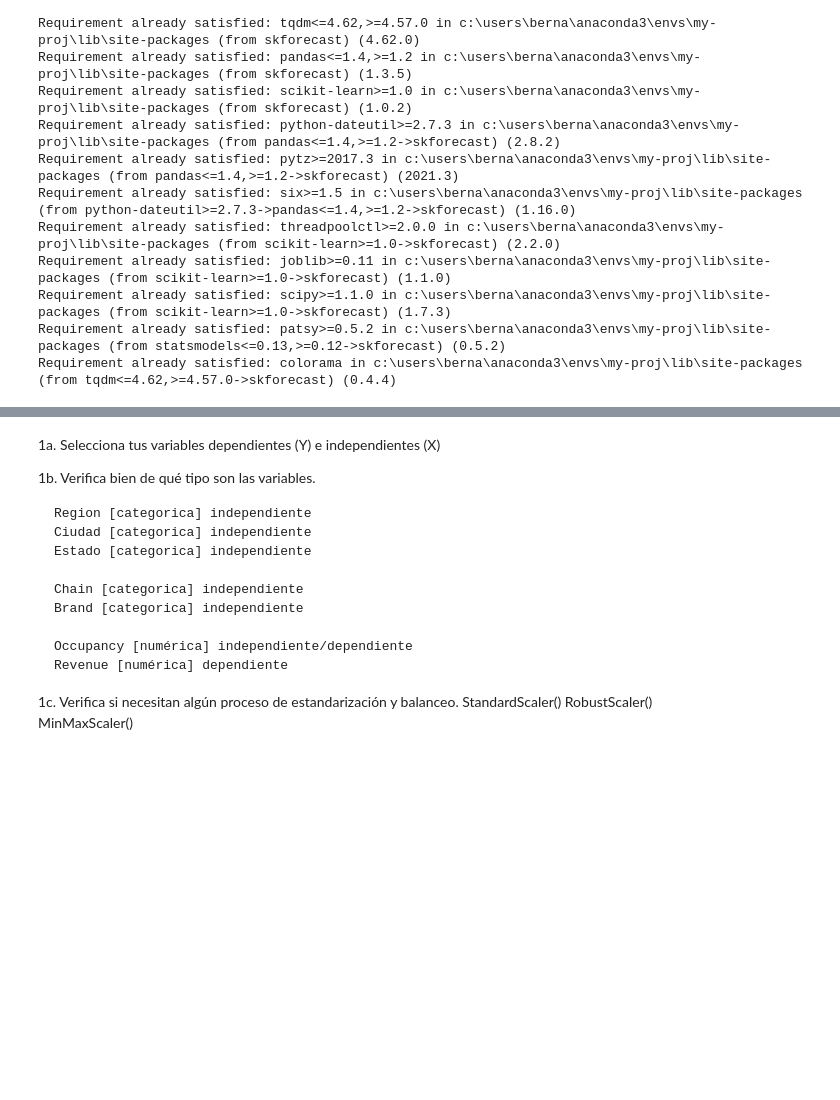
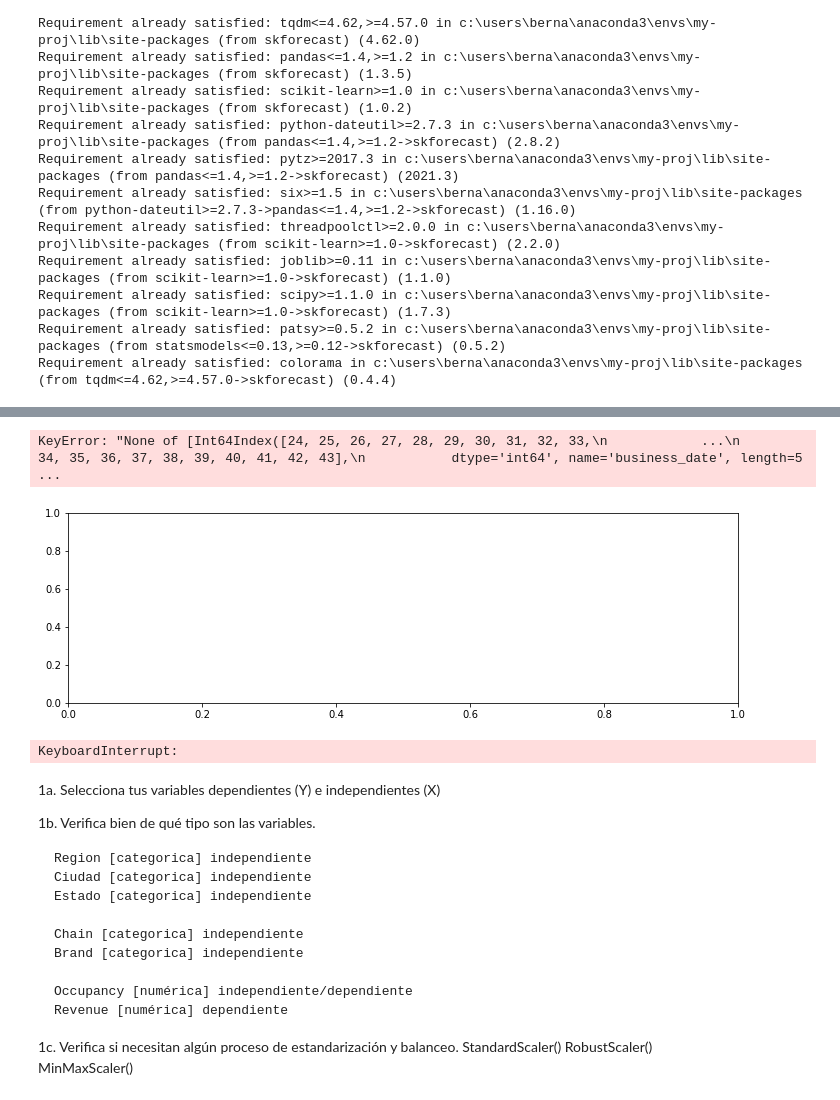
Before and after one commit to a01625364/prisma, a Jupyter notebook: ipynb/Evi2Ent3.ipynb, the cells around one changed output, grey strips where cells are left out. Drawn from its saved outputs; the diff is of its cells as text; code cells hidden in the pictures; blank space fills up the shorter version.

```diff
--- a/ipynb/Evi2Ent3.ipynb
+++ b/ipynb/Evi2Ent3.ipynb
@@ -261,9 +326,9 @@ from skforecast.model_selection import grid_search_forecaster
 from skforecast.model_selection import backtesting_forecaster
 # %%
 # Spliting data
-df_Final = df_Final.loc['2012-01-01 00:00:00': '2014-12-30 23:00:00']
-end_train = '2013-12-31 23:59:00'
-end_validation = '2014-11-30 23:59:00'
+df_Final = df_Final.loc['2020-01-01': '2022-03-31']
+end_train = '2021-03-31'
+end_validation = '2021-10-31'
 df_Final_train = df_Final.loc[: end_train, :]
 df_Final_val   = df_Final.loc[end_train:end_validation, :]
 df_Final_test  = df_Final.loc[end_validation:, :]
@@ -292,0 +374,13 @@ ValueError: negative dimensions are not allowed
+# %%
+# Backtest Ridge
+# ==============================================================================
+metric, predictions = backtesting_forecaster(
+                            forecaster = forecaster,
+                            y          = df_Final.rooms_occupied,
+                            initial_train_size = len(df_Final.loc[:end_validation]),
+                            fixed_train_size   = False,
+                            steps      = 24,
+                            metric     = 'mean_absolute_error',
+                            refit      = False,
+                            verbose    = True
+                       )
@@ -293,3 +405,29 @@ ValueError: negative dimensions are not allowed
+# %%
+# Plot1
+# ==============================================================================
+fig, ax = plt.subplots(figsize=(12, 3.5))
+df_Final.loc[predictions.index, 'rooms_occupied'].plot(ax=ax, linewidth=2, label='real')
+predictions.plot(linewidth=2, label='prediction', ax=ax)
+ax.set_title('Prediction vs real demand')
+ax.legend();
+# %% [output]
+KeyError: "None of [Int64Index([24, 25, 26, 27, 28, 29, 30, 31, 32, 33,\n            ...\n            34, 35, 36, 37, 38, 39, 40, 41, 42, 43],\n           dtype='int64', name='business_date', length=5 ...
+[figure, added]
+# %%
+# Backtest KNeighborsRegressor
+# ==============================================================================
+metric2, predictions2 = backtesting_forecaster(
+                            forecaster = forecaster2,
+                            y          = df_Final.rooms_occupied,
+                            initial_train_size = len(df_Final.loc[:end_validation]),
+                            fixed_train_size   = False,
+                            steps      = 24,
+                            metric     = 'mean_absolute_error',
+                            refit      = False,
+                            verbose    = True
+                       )
+# %% [output]
+KeyboardInterrupt:
 # %% [markdown]
 1a. Selecciona tus variables dependientes (Y) e independientes (X)
 
```
Also changed, not shown: parts of 7 cells of this notebook.
